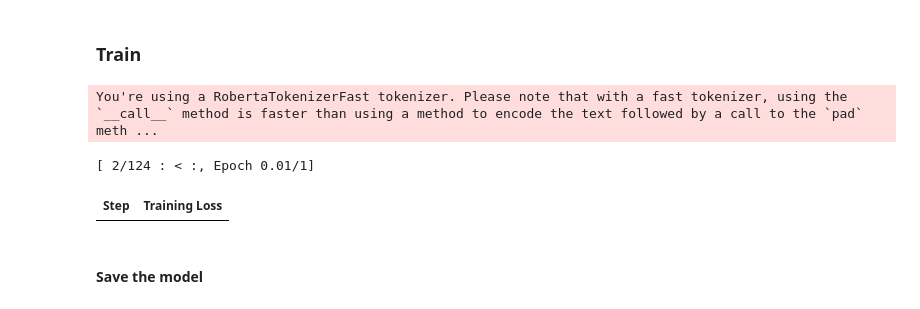
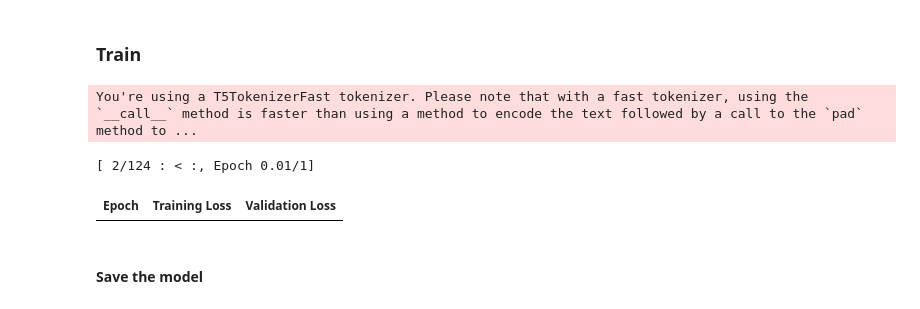
Before and after one commit to asifsamir/RecSys-QueryReformulation_T5, a Jupyter notebook: Fine_Tuning/2. FineTune_T5_Keyword.ipynb, the cells around one changed output. Drawn from its saved outputs; the diff is of its cells as text; code cells hidden in the pictures.

```diff
--- a/Fine_Tuning/2. FineTune_T5_Keyword.ipynb
+++ b/Fine_Tuning/2. FineTune_T5_Keyword.ipynb
@@ -6,7 +6,7 @@ import pandas as pd
 
 import json
 # %%
-file_path = 'Data/All_Data.json'
+file_path = '../Data/All_Data.json'
 
 try:
     with open(file_path, 'r') as f:
@@ -114,5 +122,5 @@ print(transformers.__version__)
 4.31.0
 # %%
 # model_checkpoint = "ml6team/keyphrase-generation-t5-small-inspec"
-model_checkpoint = "Salesforce/codet5-small"
+model_checkpoint = "ml6team/keyphrase-generation-t5-small-inspec"
 # %%
@@ -192,28 +195,32 @@ def preprocess_function(samples):
 # %%
+max_input_length = 1024
+max_target_length = 20
+
+keyphrase_sep_token = ';'
+
 def preprocess_function(bug_description, reformed_query):
-    # Tokenize the 'bug_description' (document)
+    # Assuming you have the tokenizer initialized and named as 'tokenizer'
+
     document_inputs = tokenizer(
         bug_description,
+        padding="max_length",
+        truncation=True,
         max_length=max_input_length,
-        truncation=True,
-        padding="max_length",
-        return_tensors="pt"  # Ensure PyTorch tensors are returned
     )
 
     keyphrases = reformed_query.split()
+
     target_text = f" {keyphrase_sep_token} ".join(keyphrases)
-
-    # Tokenize the 'reformed_query' (target keywords)
-    with tokenizer.as_target_tokenizer():
-        targets = tokenizer(
-            target_text,
-            max_length=max_target_length,
-            padding="max_length",
-            truncation=True,
-            return_tensors="pt"  # Ensure PyTorch tensors are returned
-        )
-        labels = targets.input_ids.clone()  # Clone the input_ids tensor to create the labels
-        labels[labels == tokenizer.pad_token_id] = -100  # Set padding token to -100
+    targets = tokenizer(
+        target_text,
+        padding="max_length",
+        truncation=True,
+        max_length=max_target_length,
+        # return_tensors="pt",  # Ensure PyTorch tensors are returned
+    )
+    labels = targets.input_ids  # Clone the input_ids tensor to create the labels
+    labels[labels == tokenizer.pad_token_id] = -100  # Set padding token to -100
+    labels = [label if label != tokenizer.pad_token_id else -100 for label in labels]
 
     model_inputs = {
         "input_ids": document_inputs["input_ids"],
@@ -267,7 +274,7 @@ batch_size = 16
 # Set up the Seq2SeqTrainingArguments
 model_name = model_checkpoint.split("/")[-1]
 training_args = Seq2SeqTrainingArguments(
-    f"{model_name}-finetuned-query-codet5",  # Change the output directory name
+    f"{model_name}-T5_keyphrase",  # Change the output directory name
     learning_rate=2e-5,
     evaluation_strategy = "epoch",
     per_device_train_batch_size=batch_size,
@@ -322,11 +329,11 @@ trainer = Seq2SeqTrainer(
     compute_metrics=compute_metrics
 )
 # %%
-# train_results = trainer.train()
+train_results = trainer.train()
 # %% [output]
-You're using a RobertaTokenizerFast tokenizer. Please note that with a fast tokenizer, using the `__call__` method is faster than using a method to encode the text followed by a call to the `pad` meth ...
+You're using a T5TokenizerFast tokenizer. Please note that with a fast tokenizer, using the `__call__` method is faster than using a method to encode the text followed by a call to the `pad` method to ...
 [ 2/124 : < :, Epoch 0.01/1]
-| Step | Training Loss |
+| Epoch | Training Loss | Validation Loss |
 # %%
 from tqdm.notebook import tqdm
 
```
Also changed, not shown: parts of 10 cells of this notebook, 1 other file.
